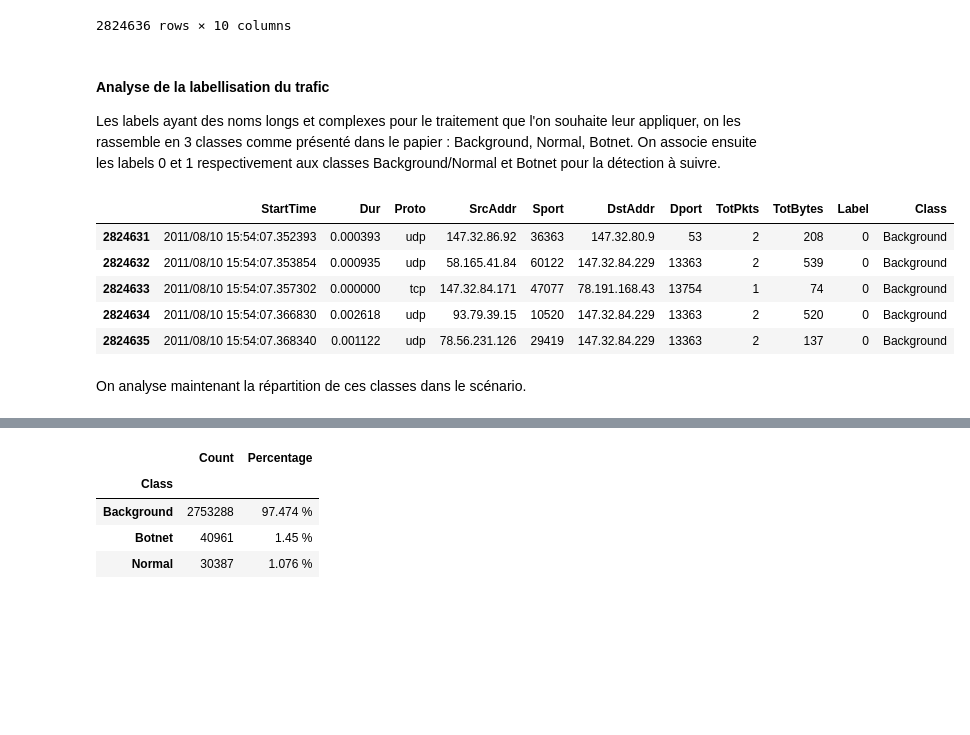
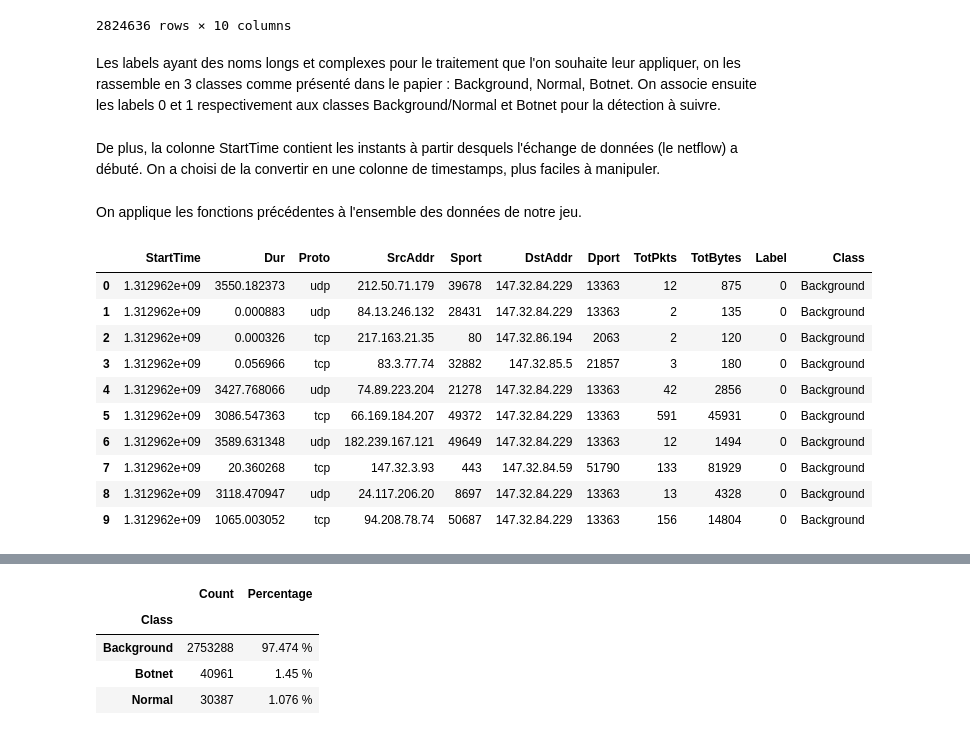
Before and after one commit to Veccoy/DetectIntrusion, a Jupyter notebook: LakhinaEntropy.ipynb, the cells around one changed output, grey strips where cells are left out. Cells and saved outputs as stored; diff of their text form; code cells hidden in the pictures; blank space fills up the shorter version.

```diff
--- a/LakhinaEntropy.ipynb
+++ b/LakhinaEntropy.ipynb
@@ -37,7 +38,7 @@ On charge les données d'un scénario dans un dataframe pour l'analyse statistiq
 num_scenario = 42
 kept_fields = ["StartTime","Dur","Proto","SrcAddr","Sport","DstAddr","Dport","TotPkts","TotBytes","Label"]
 
-scenario = pd.read_csv(f'./Datasets/CTU13_{num_scenario}.binetflow', usecols=kept_fields, )
+scenario = pd.read_csv(f'./Datasets/CTU13_{num_scenario}.binetflow', usecols=kept_fields)
 scenario
 # %% [output]
 |  | StartTime | Dur | Proto | SrcAddr | Sport | DstAddr | Dport | TotPkts | TotBytes | Label |
@@ -54,8 +55,6 @@ scenario
 | 2824635 | 2011/08/10 15:54:07.368340 | 0.001122 | udp | 78.56.231.126 | 29419 | 147.32.84.229 | 13363 | 2 | 137 | flow=Background-UDP-Established |
 2824636 rows × 10 columns
 # %% [markdown]
-#### Analyse de la labellisation du trafic
-
 Les labels ayant des noms longs et complexes pour le traitement que l'on souhaite leur appliquer, on les rassemble en 3 classes comme présenté dans le papier : Background, Normal, Botnet. On associe ensuite les labels 0 et 1 respectivement aux classes Background/Normal et Botnet pour la détection à suivre.
 # %%
 def get_class(full_name):
@@ -81,3 +80,5 @@ def get_label(full_name):
         return 1
     else:
         return -1
+# %% [markdown]
+De plus, la colonne StartTime contient les instants à partir desquels l'échange de données (le netflow) a débuté. On a choisi de la convertir en une colonne de timestamps, plus faciles à manipuler.
@@ -84,15 +105,21 @@ def get_label(full_name):
+# %% [markdown]
+On applique les fonctions précédentes à l'ensemble des données de notre jeu.
 # %%
 scenario = scenario.assign(
     Class=scenario['Label'].apply(get_class),
-    Label=scenario['Label'].apply(get_label)
+    Label=scenario['Label'].apply(get_label),
+    StartTime=scenario['StartTime'].apply(to_timestamp)
 )
-scenario.tail(5)
+scenario.head(10)
 # %% [output]
 |  | StartTime | Dur | Proto | SrcAddr | Sport | DstAddr | Dport | TotPkts | TotBytes | Label | Class |
-| 2824631 | 2011/08/10 15:54:07.352393 | 0.000393 | udp | 147.32.86.92 | 36363 | 147.32.80.9 | 53 | 2 | 208 | 0 | Background |
-| 2824632 | 2011/08/10 15:54:07.353854 | 0.000935 | udp | 58.165.41.84 | 60122 | 147.32.84.229 | 13363 | 2 | 539 | 0 | Background |
-| 2824633 | 2011/08/10 15:54:07.357302 | 0.000000 | tcp | 147.32.84.171 | 47077 | 78.191.168.43 | 13754 | 1 | 74 | 0 | Background |
-| 2824634 | 2011/08/10 15:54:07.366830 | 0.002618 | udp | 93.79.39.15 | 10520 | 147.32.84.229 | 13363 | 2 | 520 | 0 | Background |
-| 2824635 | 2011/08/10 15:54:07.368340 | 0.001122 | udp | 78.56.231.126 | 29419 | 147.32.84.229 | 13363 | 2 | 137 | 0 | Background |
+| 0 | 1.312962e+09 | 3550.182373 | udp | 212.50.71.179 | 39678 | 147.32.84.229 | 13363 | 12 | 875 | 0 | Background |
+| 1 | 1.312962e+09 | 0.000883 | udp | 84.13.246.132 | 28431 | 147.32.84.229 | 13363 | 2 | 135 | 0 | Background |
+| 2 | 1.312962e+09 | 0.000326 | tcp | 217.163.21.35 | 80 | 147.32.86.194 | 2063 | 2 | 120 | 0 | Background |
+| 3 | 1.312962e+09 | 0.056966 | tcp | 83.3.77.74 | 32882 | 147.32.85.5 | 21857 | 3 | 180 | 0 | Background |
+| 4 | 1.312962e+09 | 3427.768066 | udp | 74.89.223.204 | 21278 | 147.32.84.229 | 13363 | 42 | 2856 | 0 | Background |
+| 5 | 1.312962e+09 | 3086.547363 | tcp | 66.169.184.207 | 49372 | 147.32.84.229 | 13363 | 591 | 45931 | 0 | Background |
+| 6 | 1.312962e+09 | 3589.631348 | udp | 182.239.167.121 | 49649 | 147.32.84.229 | 13363 | 12 | 1494 | 0 | Background |
+| 7 | 1.312962e+09 | 20.360268 | tcp | 147.32.3.93 | 443 | 147.32.84.59 | 51790 | 133 | 81929 | 0 | Background |
+| 8 | 1.312962e+09 | 3118.470947 | udp | 24.117.206.20 | 8697 | 147.32.84.229 | 13363 | 13 | 4328 | 0 | Background |
+| 9 | 1.312962e+09 | 1065.003052 | tcp | 94.208.78.74 | 50687 | 147.32.84.229 | 13363 | 156 | 14804 | 0 | Background |
-# %% [markdown]
-On analyse maintenant la répartition de ces classes dans le scénario.
```
Also changed, not shown: parts of 24 cells of this notebook.
